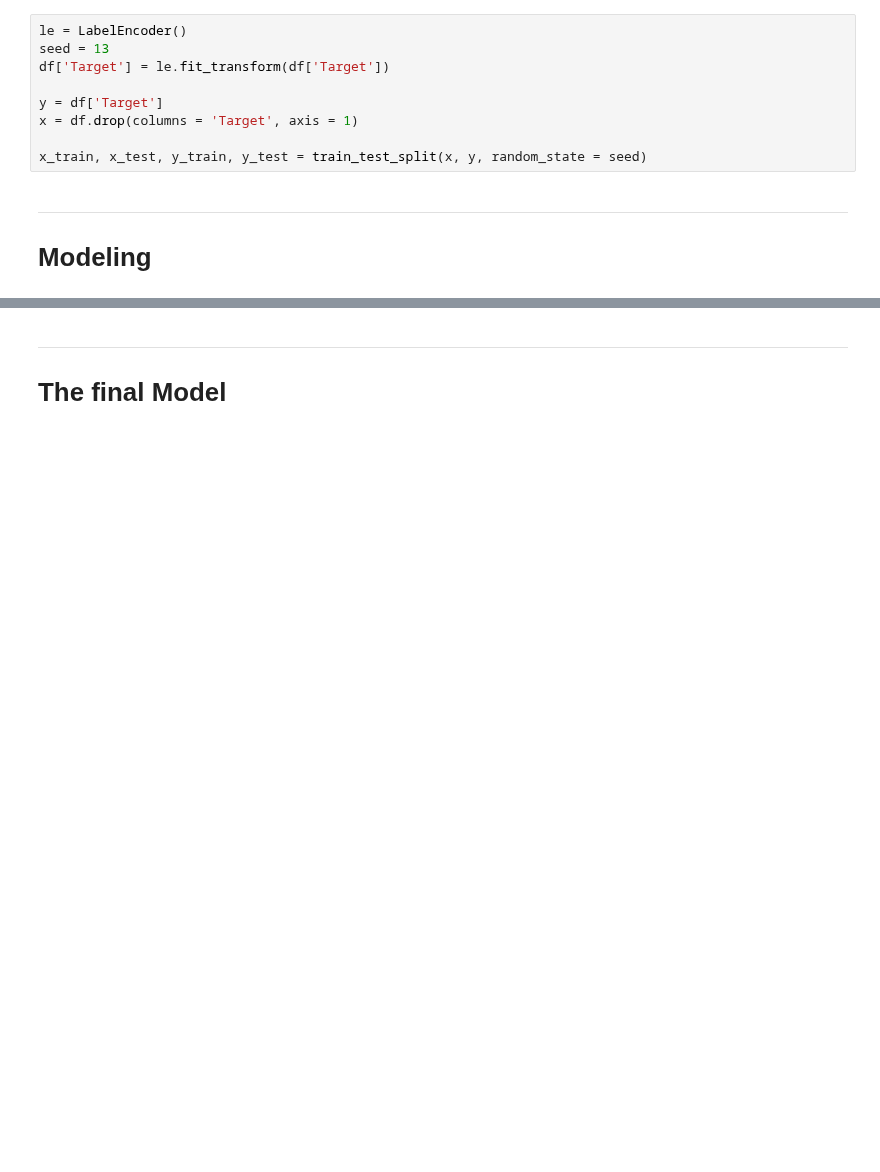
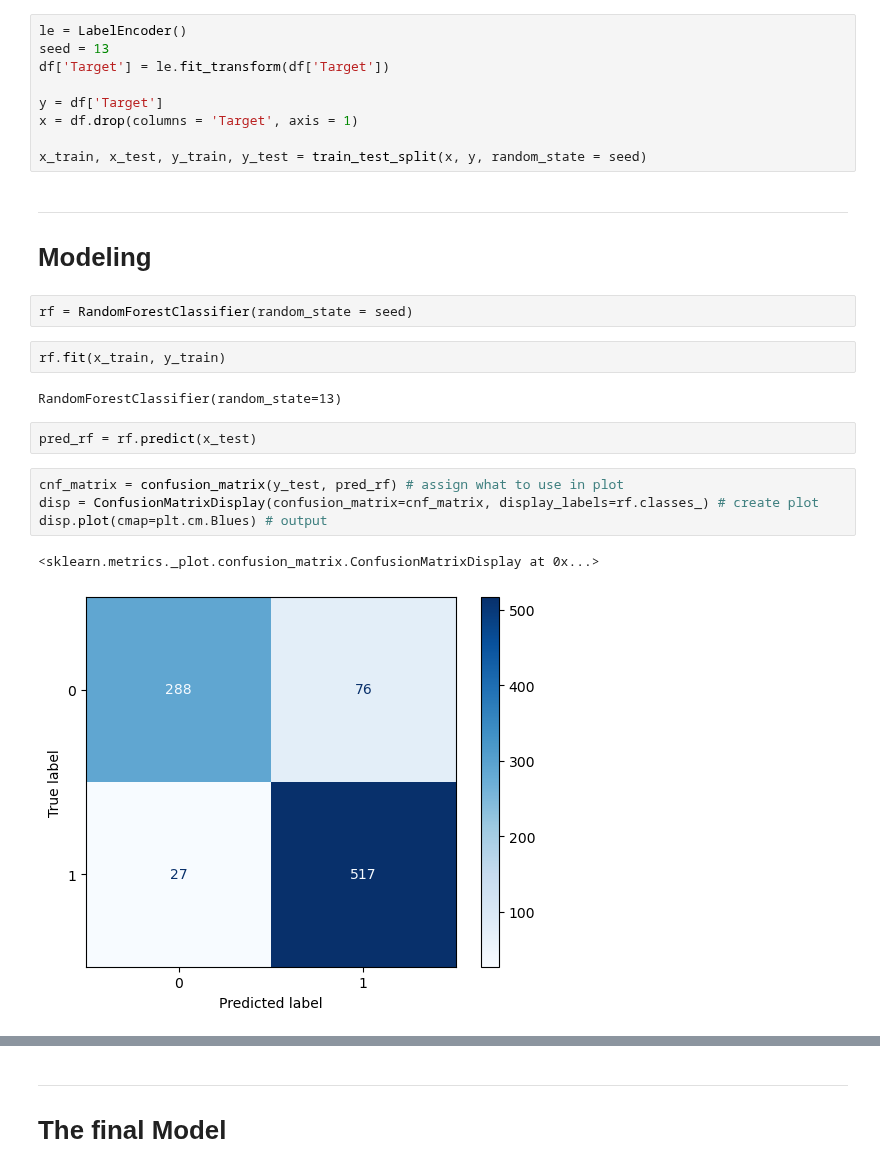
Before and after one commit to Djohnson1313/predicting_student_success, a Jupyter notebook: predicting_student_success_notebook.ipynb, the cells around one changed output, grey strips where cells are left out. Saved outputs shown, nothing was run; the diff lists cells and outputs as text; blank space fills up the shorter version.

```diff
--- a/predicting_student_success_notebook.ipynb
+++ b/predicting_student_success_notebook.ipynb
@@ -241,3 +263,18 @@ x_train, x_test, y_train, y_test = train_test_split(x, y, random_state = seed)
 # %% [markdown]
 ---
 # Modeling
+# %%
+rf = RandomForestClassifier(random_state = seed)
+# %%
+rf.fit(x_train, y_train)
+# %% [output]
+RandomForestClassifier(random_state=13)
+# %%
+pred_rf = rf.predict(x_test)
+# %%
+cnf_matrix = confusion_matrix(y_test, pred_rf) # assign what to use in plot
+disp = ConfusionMatrixDisplay(confusion_matrix=cnf_matrix, display_labels=rf.classes_) # create plot
+disp.plot(cmap=plt.cm.Blues) # output
+# %% [output]
+<sklearn.metrics._plot.confusion_matrix.ConfusionMatrixDisplay at 0x...>
+[figure, added]
```
Also changed, not shown: parts of 12 cells of this notebook.
